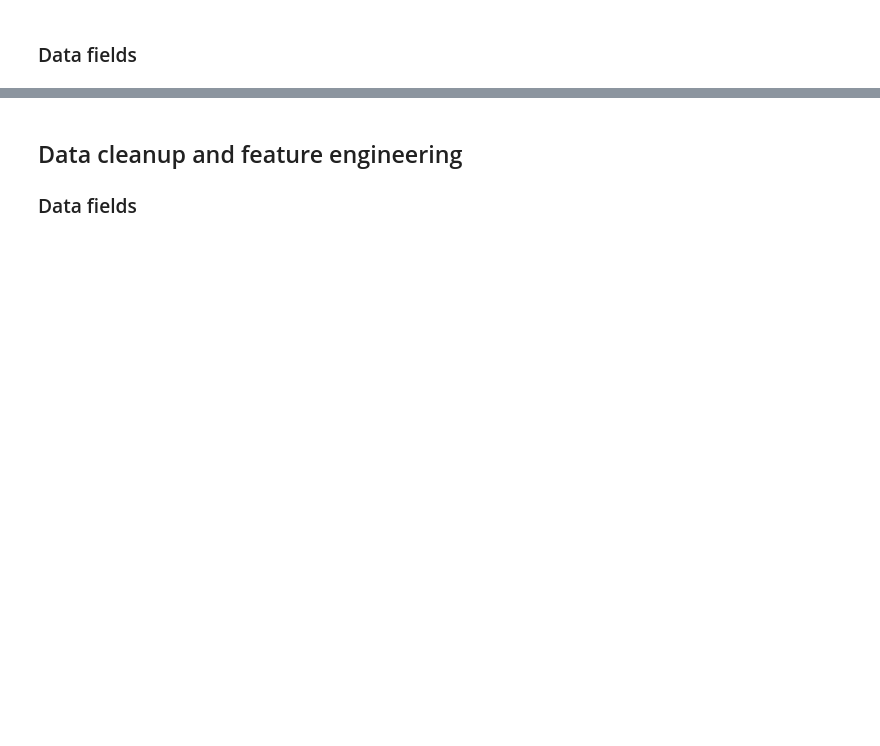
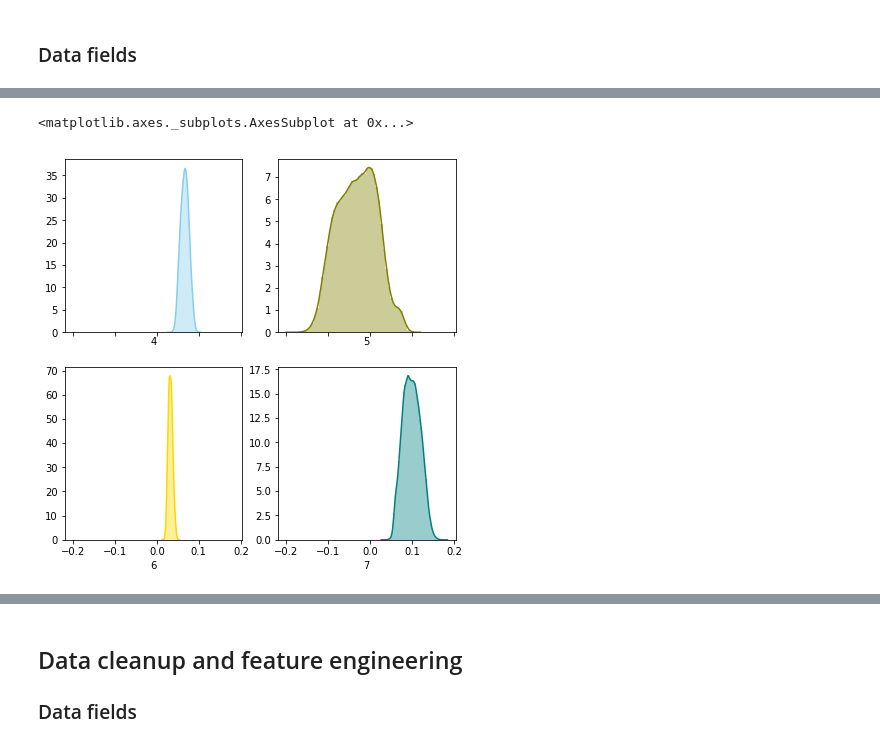
Before and after one commit to manuelfreude/kagglesantander, a Jupyter notebook: santander.ipynb, the cells around one changed output, grey strips where cells are left out. Saved outputs shown, nothing was run; the diff lists cells and outputs as text; code cells hidden in the pictures; blank space fills up the shorter version.

```diff
--- a/santander.ipynb
+++ b/santander.ipynb
@@ -80,0 +138,9 @@ sns.distplot(train['4'], color='teal', ax=axes[1, 1])
+# %%
+f, axes = plt.subplots(2, 2, figsize=(7, 7), sharex=True)
+sns.distplot(train[4], color='skyblue', ax=axes[0, 0])
+sns.distplot(train[5], color='olive', ax=axes[0, 1])
+sns.distplot(train[6], color='gold', ax=axes[1, 0])
+sns.distplot(train[7], color='teal', ax=axes[1, 1])
+# %% [output]
+<matplotlib.axes._subplots.AxesSubplot at 0x...>
+[figure, added]
```
Also changed, not shown: parts of 88 cells of this notebook.
